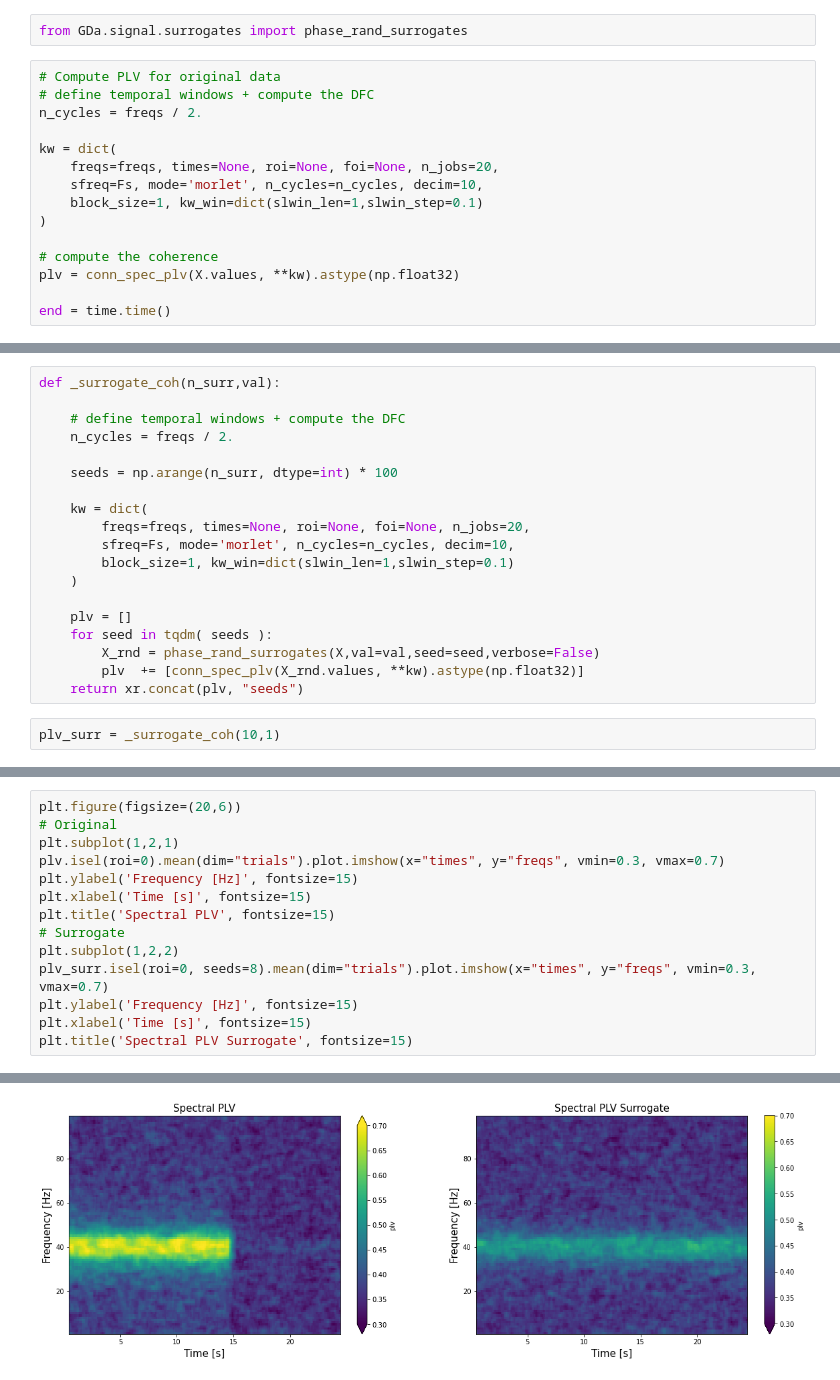
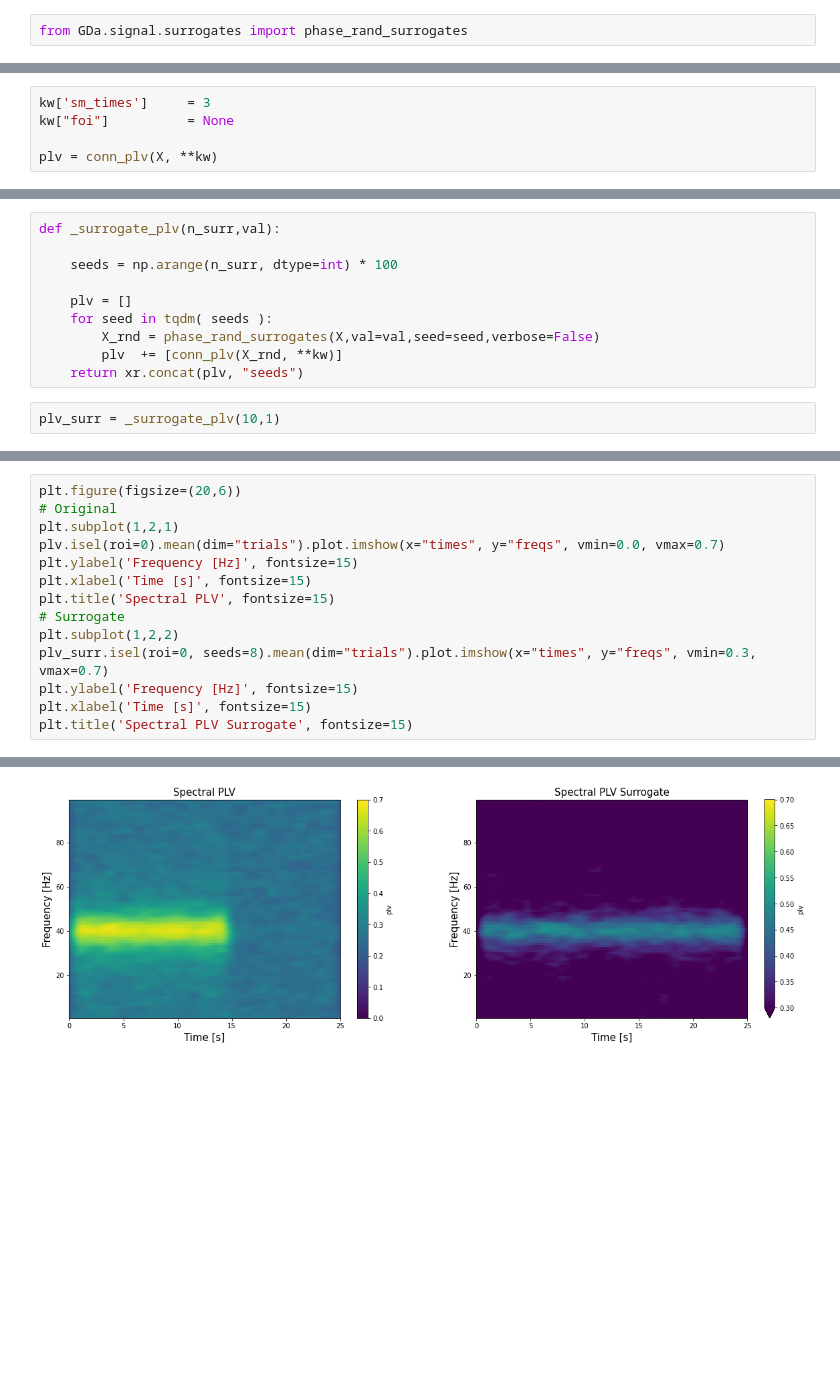
Before and after one commit to ViniciusLima94/GrayData-Analysis, a Jupyter notebook: notebooks/3.0.2. Example PLV computation.ipynb, the cells around one changed output, grey strips where cells are left out. Cells and saved outputs as stored; diff of their text form; blank space fills up the shorter version.

```diff
--- a/notebooks/3.0.2. Example PLV computation.ipynb
+++ b/notebooks/3.0.2. Example PLV computation.ipynb
@@ -161,18 +147,3 @@ for i in range(plv.sizes['freqs']):
 ### Surrogates
 # %%
 from GDa.signal.surrogates import phase_rand_surrogates
-# %%
-# Compute PLV for original data
-# define temporal windows + compute the DFC
-n_cycles = freqs / 2.
-
-kw = dict(
-    freqs=freqs, times=None, roi=None, foi=None, n_jobs=20,
-    sfreq=Fs, mode='morlet', n_cycles=n_cycles, decim=10,
-    block_size=1, kw_win=dict(slwin_len=1,slwin_step=0.1)
-)
-
-# compute the coherence
-plv = conn_spec_plv(X.values, **kw).astype(np.float32)
-
-end = time.time()
@@ -188,0 +150,5 @@ Compute spectral phase-locking value (n_pairs=1, n_freqs=99, decim=10)
+# %%
+kw['sm_times']     = 3
+kw["foi"]          = None
+
+plv = conn_plv(X, **kw)
@@ -189,22 +161,13 @@ Compute spectral phase-locking value (n_pairs=1, n_freqs=99, decim=10)
 # %%
-def _surrogate_coh(n_surr,val):
-
-    # define temporal windows + compute the DFC
-    n_cycles = freqs / 2.
+def _surrogate_plv(n_surr,val):
 
     seeds = np.arange(n_surr, dtype=int) * 100
-
-    kw = dict(
-        freqs=freqs, times=None, roi=None, foi=None, n_jobs=20,
-        sfreq=Fs, mode='morlet', n_cycles=n_cycles, decim=10,
-        block_size=1, kw_win=dict(slwin_len=1,slwin_step=0.1)
-    )
 
     plv = []
     for seed in tqdm( seeds ):
         X_rnd = phase_rand_surrogates(X,val=val,seed=seed,verbose=False)
-        plv  += [conn_spec_plv(X_rnd.values, **kw).astype(np.float32)]
+        plv  += [conn_plv(X_rnd, **kw)]
     return xr.concat(plv, "seeds")
 # %%
-plv_surr = _surrogate_coh(10,1)
+plv_surr = _surrogate_plv(10,1)
 # %% [output]
@@ -301,17 +224,17 @@ Compute spectral phase-locking value (n_pairs=1, n_freqs=99, decim=10)
 # %%
 plt.figure(figsize=(20,6))
 # Original
 plt.subplot(1,2,1)
-plv.isel(roi=0).mean(dim="trials").plot.imshow(x="times", y="freqs", vmin=0.3, vmax=0.7)
+plv.isel(roi=0).mean(dim="trials").plot.imshow(x="times", y="freqs", vmin=0.0, vmax=0.7)
 plt.ylabel('Frequency [Hz]', fontsize=15)
 plt.xlabel('Time [s]', fontsize=15)
 plt.title('Spectral PLV', fontsize=15)
 # Surrogate
 plt.subplot(1,2,2)
 plv_surr.isel(roi=0, seeds=8).mean(dim="trials").plot.imshow(x="times", y="freqs", vmin=0.3,  vmax=0.7)
 plt.ylabel('Frequency [Hz]', fontsize=15)
 plt.xlabel('Time [s]', fontsize=15)
 plt.title('Spectral PLV Surrogate', fontsize=15)
 # %% [output]
 Text(0.5, 1.0, 'Spectral PLV Surrogate')
-[figure, old version]
+[figure, new version]
```
Also changed, not shown: parts of 12 cells of this notebook, 10 other files.
